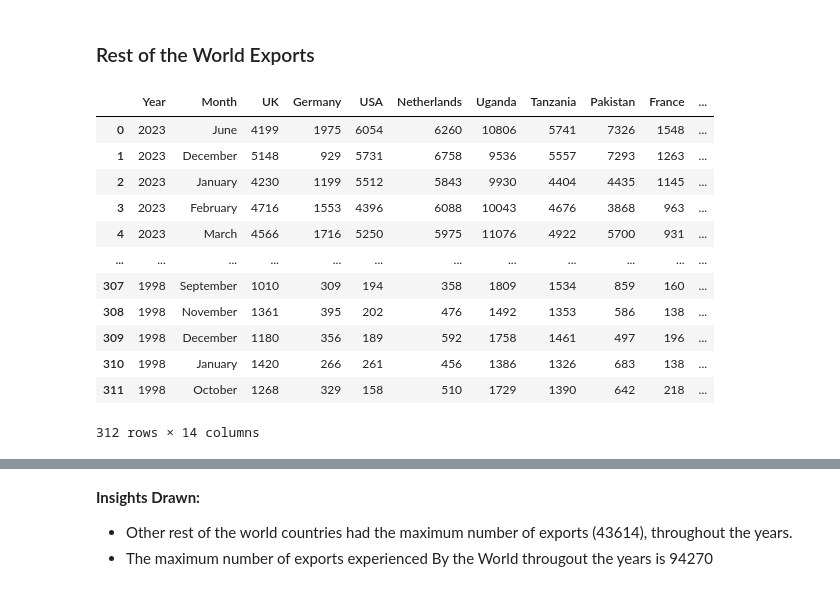
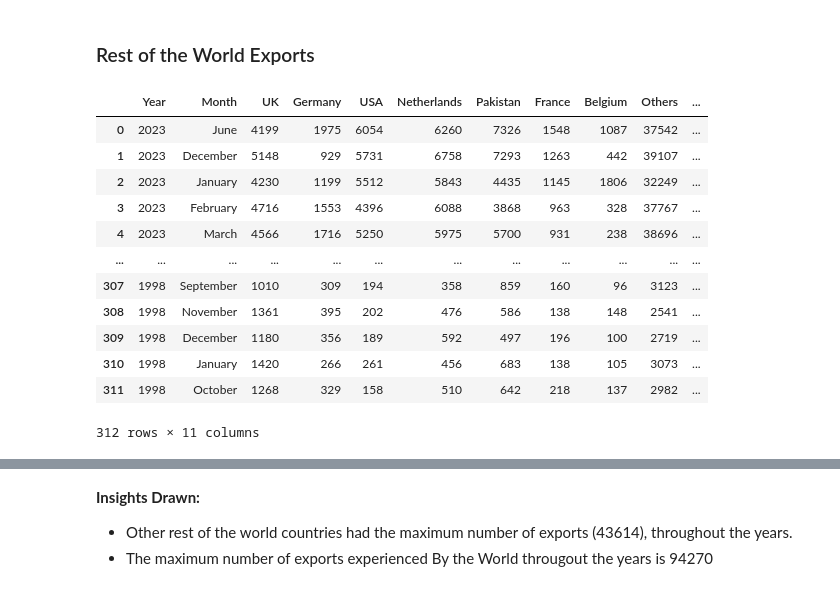
Before and after one commit to Lorraine254/TimeSeriesAnalysis1, a Jupyter notebook: Analysis.ipynb, the cells around one changed output, grey strips where cells are left out. Cells and saved outputs as stored; diff of their text form; code cells hidden in the pictures.

```diff
--- a/Analysis.ipynb
+++ b/Analysis.ipynb
@@ -476,6 +479,8 @@ export.head()
 | 2 | 2023 | January | 4230 | 1199 | 5512 | 5843 | 9930 | 4404 | 4435 | 1145 | ... |
 | 3 | 2023 | February | 4716 | 1553 | 4396 | 6088 | 10043 | 4676 | 3868 | 963 | ... |
 | 4 | 2023 | March | 4566 | 1716 | 5250 | 5975 | 11076 | 4922 | 5700 | 931 | ... |
+# %%
+export=export.drop(['Uganda','Tanzania','Egypt'],axis=1)
 # %%
 export.columns
 # %% [output]
@@ -618,23 +622,22 @@ plt.xticks(africa_monthly_exports_df.index)
 ### Rest of the World Exports
 # %%
 #Extracting rest of the world data
-worldExports=export[['Year', 'Month', 'UK', 'Germany', 'USA', 'Netherlands', 'Uganda',
-       'Tanzania', 'Pakistan', 'France', 'Egypt', 'Belgium', 'Others', 'Total']]
+worldExports=export[['Year', 'Month', 'UK', 'Germany', 'USA', 'Netherlands', 'Pakistan', 'France', 'Belgium', 'Others', 'Total']]
 worldExports
 # %% [output]
-|  | Year | Month | UK | Germany | USA | Netherlands | Uganda | Tanzania | Pakistan | France | ... |
-| 0 | 2023 | June | 4199 | 1975 | 6054 | 6260 | 10806 | 5741 | 7326 | 1548 | ... |
-| 1 | 2023 | December | 5148 | 929 | 5731 | 6758 | 9536 | 5557 | 7293 | 1263 | ... |
-| 2 | 2023 | January | 4230 | 1199 | 5512 | 5843 | 9930 | 4404 | 4435 | 1145 | ... |
-| 3 | 2023 | February | 4716 | 1553 | 4396 | 6088 | 10043 | 4676 | 3868 | 963 | ... |
-| 4 | 2023 | March | 4566 | 1716 | 5250 | 5975 | 11076 | 4922 | 5700 | 931 | ... |
+|  | Year | Month | UK | Germany | USA | Netherlands | Pakistan | France | Belgium | Others | ... |
+| 0 | 2023 | June | 4199 | 1975 | 6054 | 6260 | 7326 | 1548 | 1087 | 37542 | ... |
+| 1 | 2023 | December | 5148 | 929 | 5731 | 6758 | 7293 | 1263 | 442 | 39107 | ... |
+| 2 | 2023 | January | 4230 | 1199 | 5512 | 5843 | 4435 | 1145 | 1806 | 32249 | ... |
+| 3 | 2023 | February | 4716 | 1553 | 4396 | 6088 | 3868 | 963 | 328 | 37767 | ... |
+| 4 | 2023 | March | 4566 | 1716 | 5250 | 5975 | 5700 | 931 | 238 | 38696 | ... |
 | ... | ... | ... | ... | ... | ... | ... | ... | ... | ... | ... | ... |
-| 307 | 1998 | September | 1010 | 309 | 194 | 358 | 1809 | 1534 | 859 | 160 | ... |
-| 308 | 1998 | November | 1361 | 395 | 202 | 476 | 1492 | 1353 | 586 | 138 | ... |
-| 309 | 1998 | December | 1180 | 356 | 189 | 592 | 1758 | 1461 | 497 | 196 | ... |
-| 310 | 1998 | January | 1420 | 266 | 261 | 456 | 1386 | 1326 | 683 | 138 | ... |
-| 311 | 1998 | October | 1268 | 329 | 158 | 510 | 1729 | 1390 | 642 | 218 | ... |
+| 307 | 1998 | September | 1010 | 309 | 194 | 358 | 859 | 160 | 96 | 3123 | ... |
+| 308 | 1998 | November | 1361 | 395 | 202 | 476 | 586 | 138 | 148 | 2541 | ... |
+| 309 | 1998 | December | 1180 | 356 | 189 | 592 | 497 | 196 | 100 | 2719 | ... |
+| 310 | 1998 | January | 1420 | 266 | 261 | 456 | 683 | 138 | 105 | 3073 | ... |
+| 311 | 1998 | October | 1268 | 329 | 158 | 510 | 642 | 218 | 137 | 2982 | ... |
-312 rows × 14 columns
+312 rows × 11 columns
 # %%
 # Descriptive statistics
 worldExports.describe()
```
Also changed, not shown: parts of 44 cells of this notebook.
